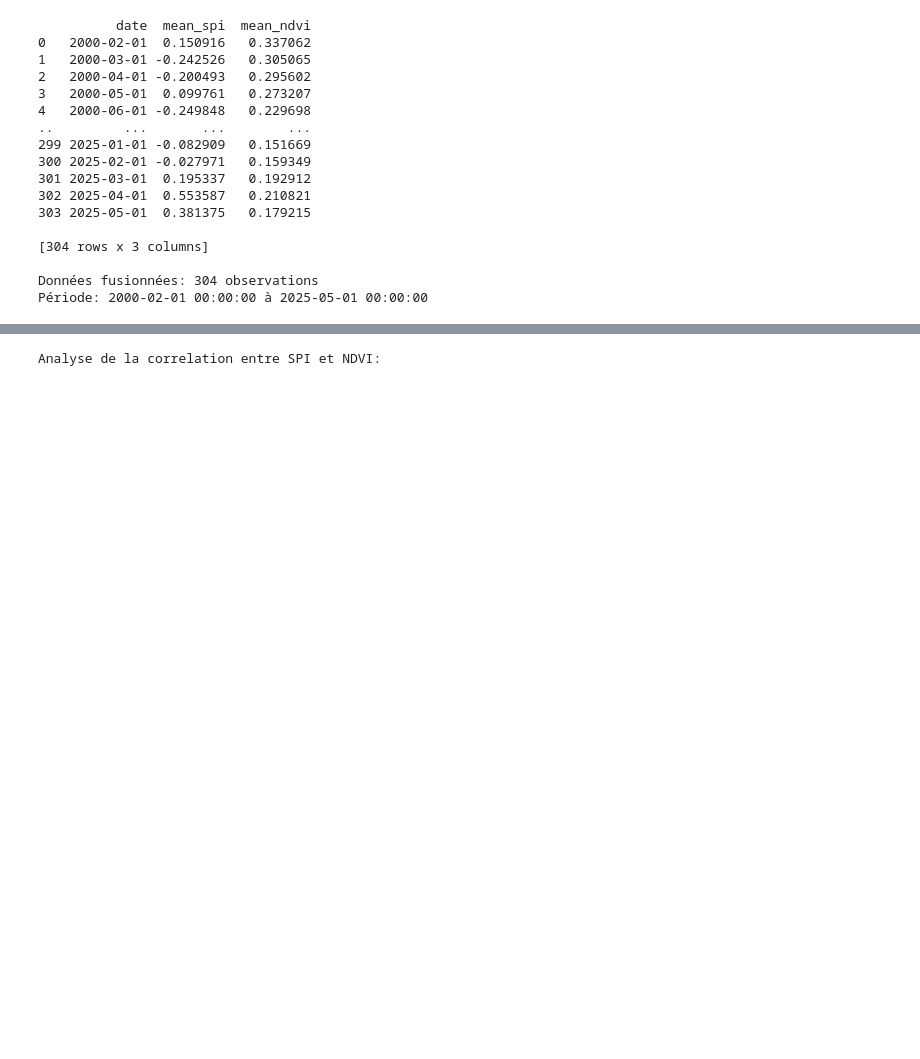
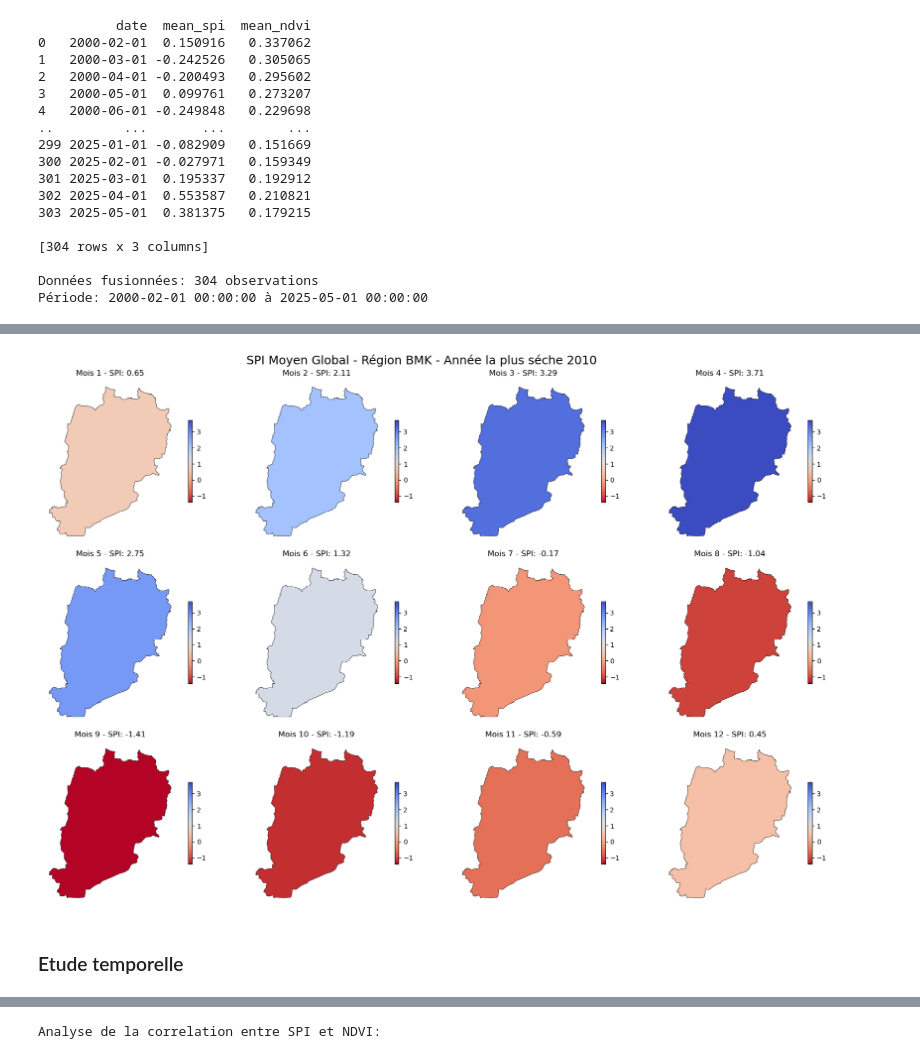
Before and after one commit to adam04-D/Drought-monitoring, a Jupyter notebook: main.ipynb, the cells around one changed output, grey strips where cells are left out. Cells and saved outputs as stored; diff of their text form; code cells hidden in the pictures; blank space fills up the shorter version.

```diff
--- a/main.ipynb
+++ b/main.ipynb
@@ -333,0 +515,62 @@ def create_time_series_plot(df, columns, title , save_path=None):
+# %%
+import geopandas as gpd
+import pandas as pd
+import matplotlib.pyplot as plt
+
+# === 1. Charger la géométrie de la région BMK (GeoJSON sans subdivisions) ===
+region_gdf = gpd.read_file("beni_mellal_khenifra.geojson")
+
+# Fusionner toutes les géométries en une seule
+region_union = region_gdf.unary_union
+region_shape = gpd.GeoDataFrame(geometry=[region_union], crs=region_gdf.crs)
+
+# === 2. Charger les données SPI globales (1 valeur par mois) ===
+spi_df = pd.read_csv("mean_spi_bmk.csv", parse_dates=["date"])
+spi_df["month"] = spi_df["date"].dt.month
+spi_df["year"] = spi_df["date"].dt.year
+
+# === 3. Choisir une année à représenter ===
+target_year = 2010 # à changer selon ton cas
+spi_year_df = spi_df[spi_df["year"] == target_year]
+
+# === 4. Déterminer l'échelle de couleur commune ===
+spi_min = spi_year_df["mean_spi"].min()
+spi_max = spi_year_df["mean_spi"].max()
+
+# === 5. Créer une figure avec une carte par mois ===
+fig, axes = plt.subplots(3, 4, figsize=(18, 12))
+axes = axes.flatten()
+
+for i, month in enumerate(range(1, 13)):
+    ax = axes[i]
+    month_data = spi_year_df[spi_year_df["month"] == month]
+
+    if not month_data.empty:
+        value = month_data.iloc[0]["mean_spi"]
+        region_shape["spi"] = [value]
+        region_shape.plot(
+            column="spi",
+            cmap="coolwarm_r",     # tu peux aussi tester RdBu ou Spectral
+            linewidth=0.5,
+            edgecolor="black",
+            legend=True,
+            ax=ax,
+            vmin=spi_min,        # fixer l'échelle minimale
+            vmax=spi_max,        # fixer l'échelle maximale
+            legend_kwds={'shrink': 0.5}
+        )
+        ax.set_title(f"Mois {month} - SPI: {value:.2f}")
+    else:
+        region_shape["spi"] = [None]
+        region_shape.plot(color="lightgrey", ax=ax)
+        ax.set_title(f"Mois {month} - Données manquantes")
+
+    ax.axis("off")
+
+plt.suptitle(f"SPI Moyen Global - Région BMK - Année la plus séche {target_year}", fontsize=18)
+plt.tight_layout()
+plt.show()
+# %% [output]
+[figure, added]
+# %% [markdown]
+### Etude temporelle
```
Also changed, not shown: parts of 62 cells of this notebook, 6 other files.
